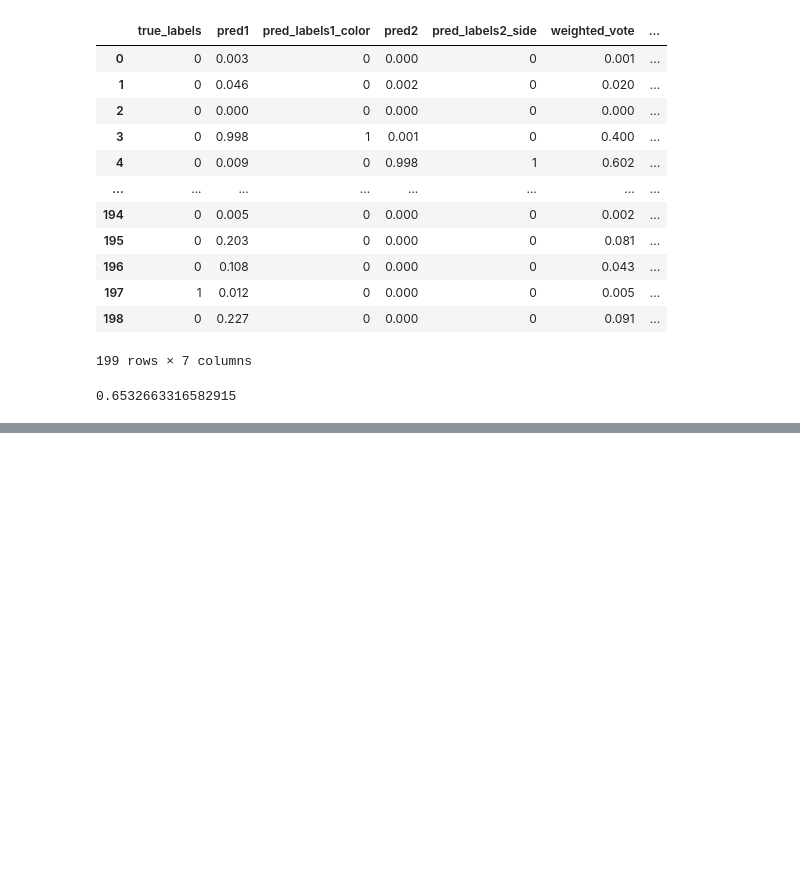
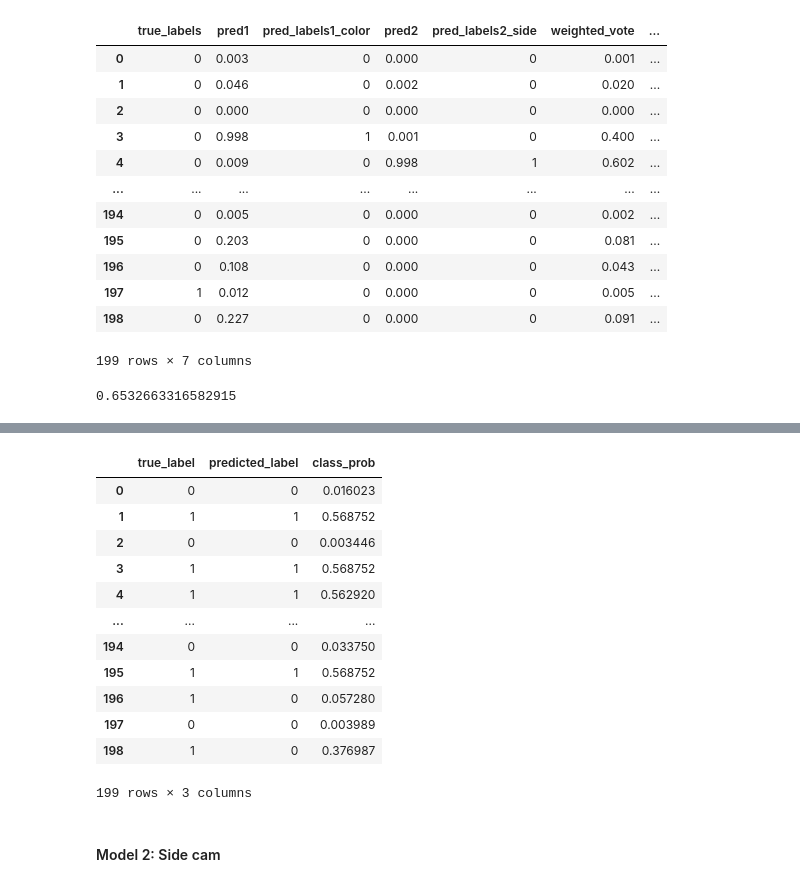
Before and after one commit to louismeeckers/data-fusion-g2, a Jupyter notebook: startingPoint.ipynb, the cells around one changed output, grey strips where cells are left out. Saved outputs shown, nothing was run; the diff lists cells and outputs as text; code cells hidden in the pictures; blank space fills up the shorter version.

```diff
--- a/startingPoint.ipynb
+++ b/startingPoint.ipynb
@@ -426,0 +578,46 @@ acc
+# %%
+# Define function to predict label and class probability
+def predict(image):
+    with torch.no_grad():
+        output = net(image.unsqueeze(0))
+        prob = F.softmax(output, dim=1)
+        label = torch.argmax(prob, dim=1).item()
+        prob = prob[0][1].item()
+    return label, prob
+
+# Iterate through test set and predict label and class probability for each image
+data = []
+net.eval()
+with torch.no_grad():
+    for inputs, labels in testloader:
+        for i in range(len(inputs)):
+            true_label = labels[i].item()
+            predicted_label, class_prob = predict(inputs[i])
+            data.append({
+                'true_label': true_label,
+                'predicted_label': predicted_label,
+                'class_prob': class_prob
+            })
+
+# Convert list of dictionaries to dataframe
+results_df1 = pd.DataFrame(data)
+
+# Convert predicted label to binary value based on class probability
+results_df1['predicted_label'] = np.where(results1['class_prob'] > 0.5, 1, 0)
+results_df1
+# %% [output]
+|  | true_label | predicted_label | class_prob |
+| 0 | 0 | 0 | 0.016023 |
+| 1 | 1 | 1 | 0.568752 |
+| 2 | 0 | 0 | 0.003446 |
+| 3 | 1 | 1 | 0.568752 |
+| 4 | 1 | 1 | 0.562920 |
+| ... | ... | ... | ... |
+| 194 | 0 | 0 | 0.033750 |
+| 195 | 1 | 1 | 0.568752 |
+| 196 | 1 | 0 | 0.057280 |
+| 197 | 0 | 0 | 0.003989 |
+| 198 | 1 | 0 | 0.376987 |
+199 rows × 3 columns
+# %% [markdown]
+#### Model 2: Side cam
```
Also changed, not shown: parts of 14 cells of this notebook.
